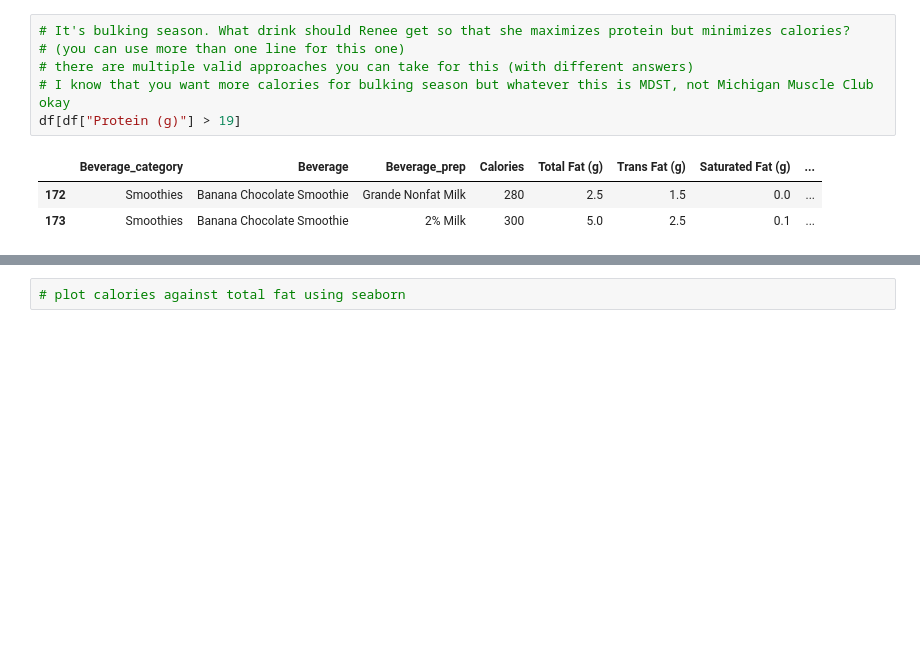
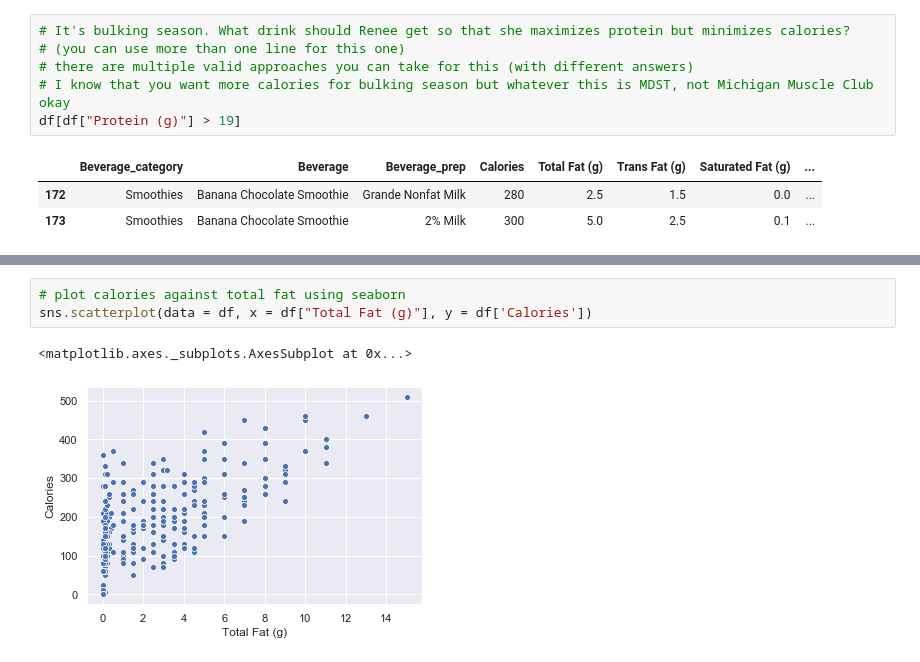
Before and after one commit to mjrosenz/mdst_tutorials, a Jupyter notebook: Tutorial2/Numpy and Pandas.ipynb, the cells around one changed output, grey strips where cells are left out. Drawn from its saved outputs; the diff is of its cells as text; blank space fills up the shorter version.

```diff
--- a/Tutorial2/Numpy and Pandas.ipynb
+++ b/Tutorial2/Numpy and Pandas.ipynb
@@ -792,5 +818,9 @@ df[df["Protein (g)"] > 19]
 # %%
 # plot calories against total fat using seaborn
+sns.scatterplot(data = df, x = df["Total Fat (g)"], y = df['Calories'])
+# %% [output]
+<matplotlib.axes._subplots.AxesSubplot at 0x...>
+[figure, added]
 # %%
 # plot the distribution of calories in Short, Tall, Grande, and Venti drinks
 # (you can use multiple lines for this)
```
Also changed, not shown: parts of 15 cells of this notebook.
